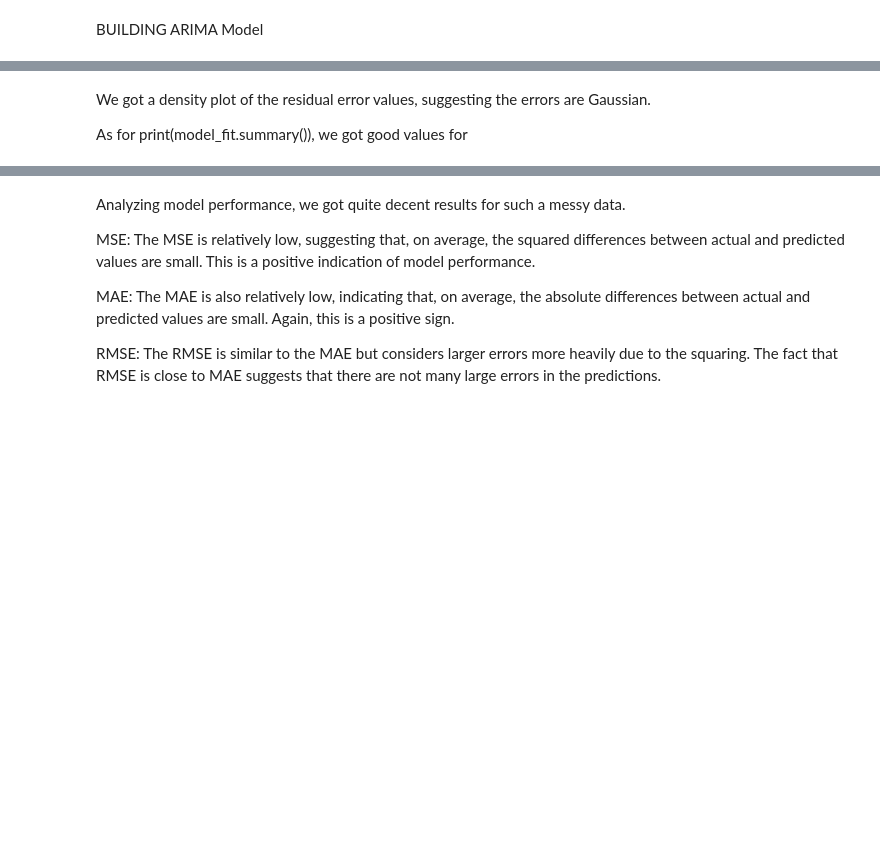
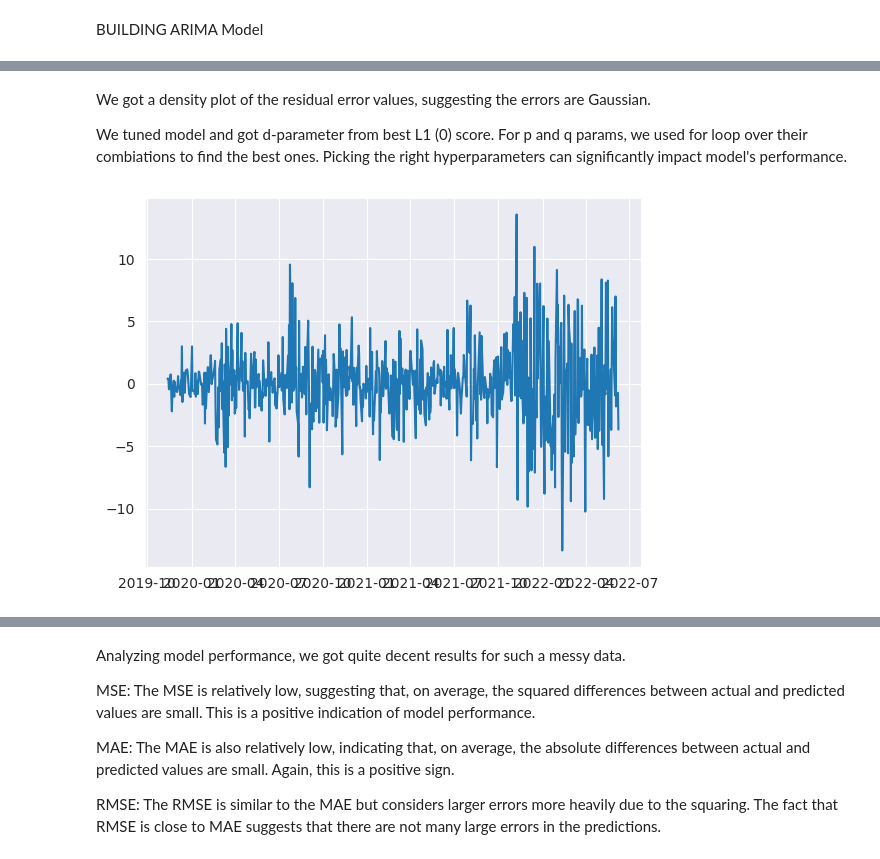
Before and after one commit to volodymyrkir/exploratory_data_analysis, a Jupyter notebook: tasks/task_3.ipynb, the cells around one changed output, grey strips where cells are left out. Drawn from its saved outputs; the diff is of its cells as text; code cells hidden in the pictures; blank space fills up the shorter version.

```diff
--- a/tasks/task_3.ipynb
+++ b/tasks/task_3.ipynb
@@ -139,7 +146,15 @@ max     12.278164
 # %% [markdown]
 We got a density plot of the residual error values, suggesting the errors are Gaussian.
 
-As for print(model_fit.summary()), we got good values for
+We tuned model and got d-parameter from best L1 (0) score.
+For p and q params, we used for loop over their combiations to find the best ones.
+Picking the right hyperparameters can significantly impact model's performance.
+# %%
+residuals = best_model.resid.set_axis(best_model.resid.index.to_timestamp())
+plt.plot(residuals)
+plt.show()
+# %% [output]
+[figure, added]
 # %%
 def mean_squared_error(df, actual_col, predicted_col):
     mse = np.mean((df[actual_col] - df[predicted_col]) ** 2)
```
Also changed, not shown: parts of 8 cells of this notebook.
